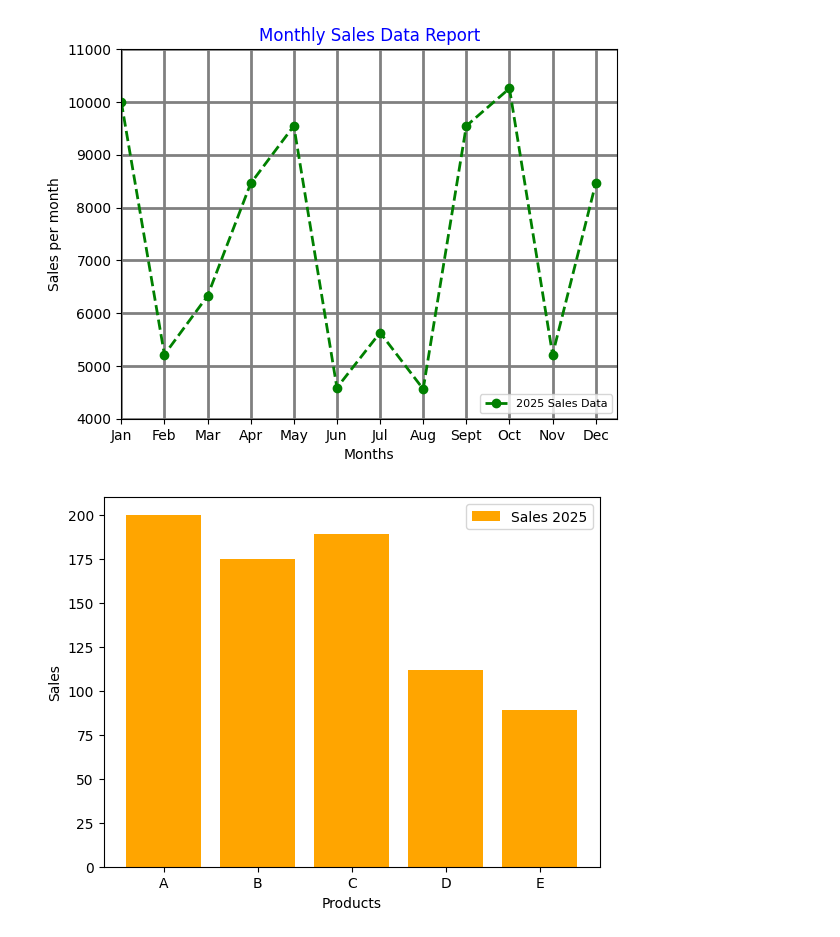
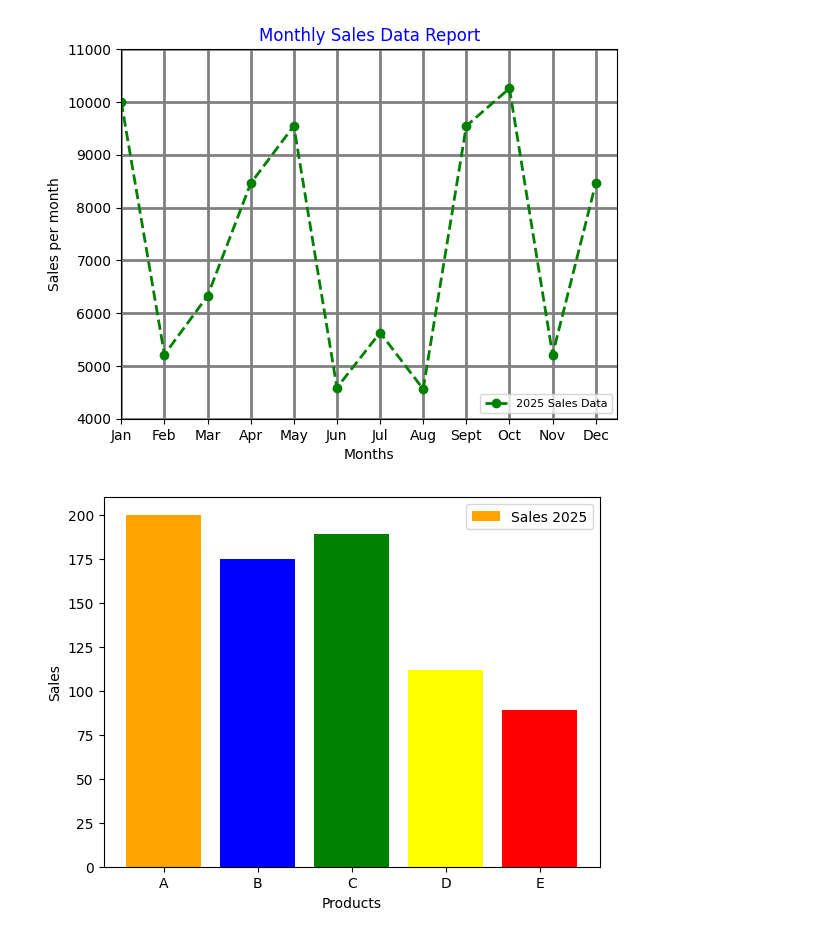
Before and after one commit to kushbharti/matlib_prac, a Jupyter notebook: main.ipynb, the cells around one changed output. Saved outputs shown, nothing was run; the diff lists cells and outputs as text; code cells hidden in the pictures.

```diff
--- a/main.ipynb
+++ b/main.ipynb
@@ -16,14 +16,16 @@ plt.show()
 # %% [output]
 [figure]
 # %%
+# Bar Chat:-
+
 products = ['A', 'B', 'C', 'D', 'E']
 sales = [200, 175, 189, 112, 89]
 
 
-plt.bar(products, sales, label='Sales 2025', color='orange')
+plt.bar(products, sales, label='Sales 2025', color=['orange', 'blue', 'green', 'yellow', 'red'])
 plt.xlabel('Products')
 plt.ylabel('Sales')
 plt.legend()
 plt.show()
 # %% [output]
-[figure, old version]
+[figure, new version]
```
Also changed, not shown: parts of 1 cell of this notebook.
